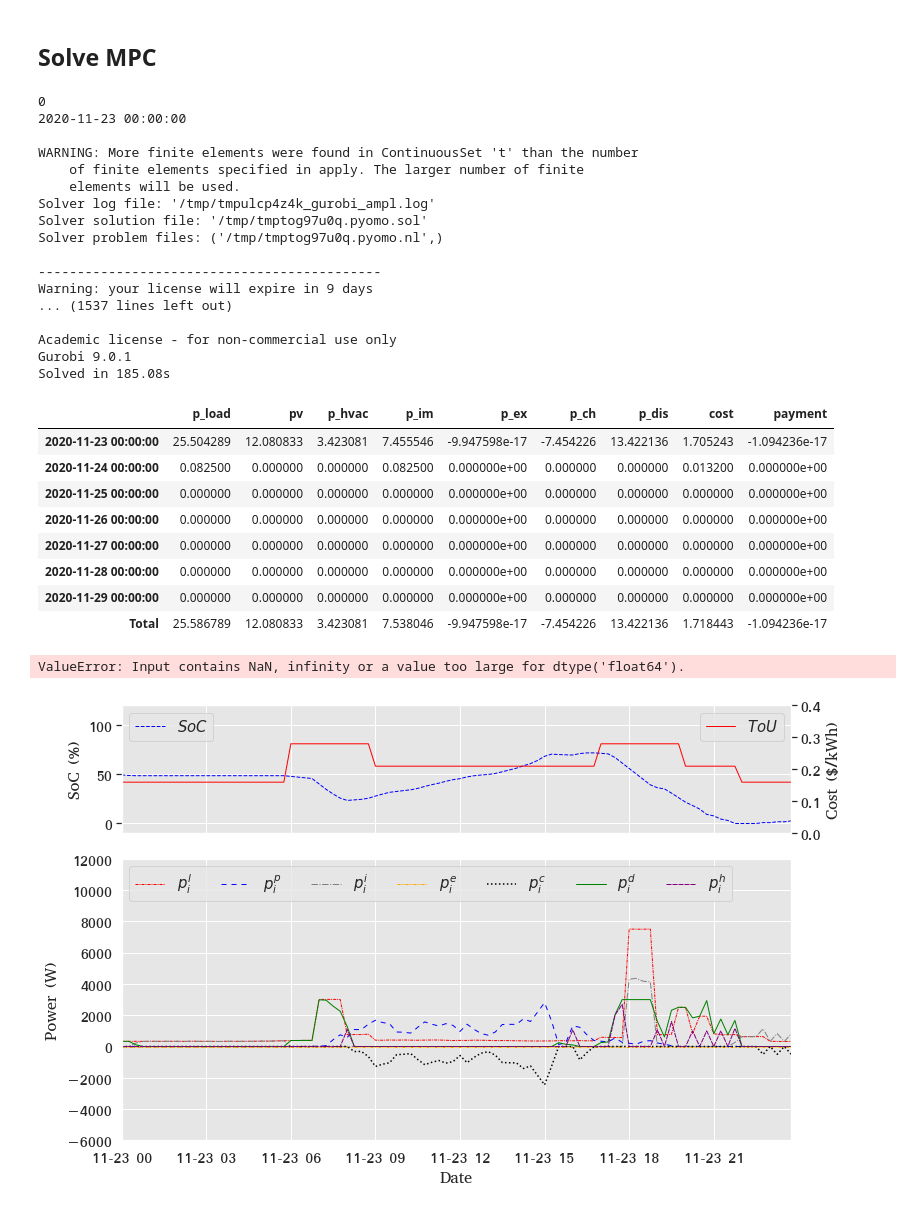
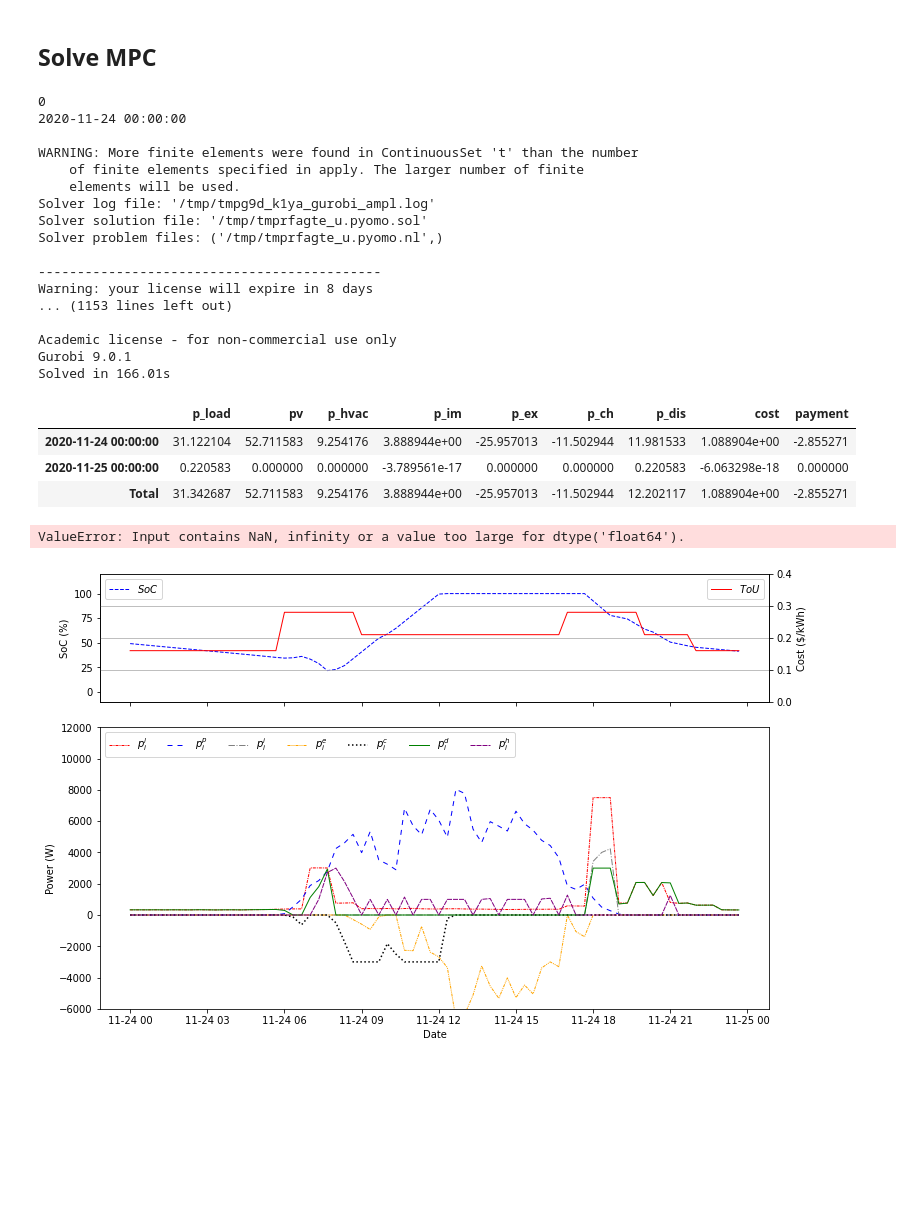
Before and after one commit to brendan-gridsight/ThesisGit, a Jupyter notebook: MPC Simulations/Economic MPC Rolling Window.ipynb, the cells around one changed output. Saved outputs shown, nothing was run; the diff lists cells and outputs as text; code cells hidden in the pictures; blank space fills up the shorter version.

```diff
--- a/MPC Simulations/Economic MPC Rolling Window.ipynb
+++ b/MPC Simulations/Economic MPC Rolling Window.ipynb
@@ -23,9 +23,9 @@ from sklearn.metrics import mean_squared_error
 # %% [markdown]
 **Specify start and end date of MPC simulations**
 # %%
-start = '2020-11-23'
-#end = '2020-11-24'
-end = '2020-12-4'
+start = '2020-11-24'
+end = '2020-11-25'
+#end = '2020-12-4'
 dt = 1/3
 # %%
 sim_start = 0
@@ -108,7 +108,7 @@ class MPC():
         self.heat_cap = 7.4
         #self.cool_cap = 6.2
         self.min_cool = 1.8
-        self.hp_rated_p = 8000
+        self.hp_rated_p = 3000
         self.hp_min_p = 1000
         self.weighted_batt = (np.arange(len(self.forecasts.index))/1000000) + self.batt_cost
         self.m = ConcreteModel()
@@ -324,6 +324,22 @@ class MPC():
 
     #Combined Objective function - linear p_ch_g
 
+    def objFunc(self, m):
+
+        return sum(self.m.mode_0[t]*((self.m.p_im[t]*(self.m.dt)*self.m.tou[t])
+                   + (self.m.p_ex[t]*(self.m.dt)*self.m.fit[t])
+                   + (-self.m.p_ch_p[t]*(self.m.dt)*self.m.batt_cost[t])
+                   + (self.m.p_dis[t]*(self.m.dt)*self.m.batt_cost[t])
+                   + (-(self.m.p_ch_g[t])*(self.m.dt)*(self.m.ch_cost[t])))
+                   + (self.m.T_set_cost[t]*((self.m.T_i[t] - self.m.T_set[t])*(self.m.T_i[t] - self.m.T_set[t])))
+                   + 0.25*(self.m.p_hvac[t]*(self.m.dt))
+                   for t in self.m.t)
+
+
+
+
+
+
 #     def objFunc(self, m):
 
 #         return sum(self.m.mode_0[t]*((self.m.p_im[t]*(self.m.dt)*self.m.tou[t])
@@ -331,23 +347,7 @@ class MPC():
 #                    + (-self.m.p_ch_p[t]*(self.m.dt)*self.m.batt_cost[t])
 #                    + (self.m.p_dis[t]*(self.m.dt)*self.m.batt_cost[t])
 #                    + (-(self.m.p_ch_g[t])*(self.m.dt)*(self.m.ch_cost[t])))
-#                    + (self.m.T_set_cost[t]*((self.m.T_i[t] - self.m.T_set[t])*(self.m.T_i[t] - self.m.T_set[t])))
-#                    + 0.25*(self.m.p_hvac[t]*(self.m.dt))
 #                    for t in self.m.t)
-
-
-
-
-
-
-    def objFunc(self, m):
-
-        return sum(self.m.mode_0[t]*((self.m.p_im[t]*(self.m.dt)*self.m.tou[t])
-                   + (self.m.p_ex[t]*(self.m.dt)*self.m.fit[t])
-                   + (-self.m.p_ch_p[t]*(self.m.dt)*self.m.batt_cost[t])
-                   + (self.m.p_dis[t]*(self.m.dt)*self.m.batt_cost[t])
-                   + (-(self.m.p_ch_g[t])*(self.m.dt)*(self.m.ch_cost[t])))
-                   for t in self.m.t)
 
 
 
@@ -524,7 +524,7 @@ for i, idx in enumerate(mpc_data.index):
 
     #print(mpc_results_first_step)
 
-    if(i==96):
+    if(i==72):
         break
 #     if(i==500):
 #         break
@@ -533,22 +533,22 @@ end = time.time()
 print(f'\nSolved in {str(round(end-start,2))}s')
 # %% [output]
 0
-2020-11-23 00:00:00
+2020-11-24 00:00:00
 
 WARNING: More finite elements were found in ContinuousSet 't' than the number
     of finite elements specified in apply. The larger number of finite
     elements will be used.
-Solver log file: '/tmp/tmpulcp4z4k_gurobi_ampl.log'
-Solver solution file: '/tmp/tmptog97u0q.pyomo.sol'
-Solver problem files: ('/tmp/tmptog97u0q.pyomo.nl',)
+Solver log file: '/tmp/tmpg9d_k1ya_gurobi_ampl.log'
+Solver solution file: '/tmp/tmprfagte_u.pyomo.sol'
+Solver problem files: ('/tmp/tmprfagte_u.pyomo.nl',)
 
 --------------------------------------------
-Warning: your license will expire in 9 days
-... (1537 lines left out)
+Warning: your license will expire in 8 days
+... (1153 lines left out)
 
 Academic license - for non-commercial use only
 Gurobi 9.0.1
-Solved in 185.08s
+Solved in 166.01s
 # %%
 mpc_results['cost'] = mpc_results['tou']*(mpc_results['p_im']/1000*dt)
 # %%
@@ -565,14 +565,9 @@ mpc_energy.loc['Total'] = mpc_energy.sum()
 mpc_energy
 # %% [output]
 |  | p_load | pv | p_hvac | p_im | p_ex | p_ch | p_dis | cost | payment |
-| 2020-11-23 00:00:00 | 25.504289 | 12.080833 | 3.423081 | 7.455546 | -9.947598e-17 | -7.454226 | 13.422136 | 1.705243 | -1.094236e-17 |
-| 2020-11-24 00:00:00 | 0.082500 | 0.000000 | 0.000000 | 0.082500 | 0.000000e+00 | 0.000000 | 0.000000 | 0.013200 | 0.000000e+00 |
-| 2020-11-25 00:00:00 | 0.000000 | 0.000000 | 0.000000 | 0.000000 | 0.000000e+00 | 0.000000 | 0.000000 | 0.000000 | 0.000000e+00 |
-| 2020-11-26 00:00:00 | 0.000000 | 0.000000 | 0.000000 | 0.000000 | 0.000000e+00 | 0.000000 | 0.000000 | 0.000000 | 0.000000e+00 |
-| 2020-11-27 00:00:00 | 0.000000 | 0.000000 | 0.000000 | 0.000000 | 0.000000e+00 | 0.000000 | 0.000000 | 0.000000 | 0.000000e+00 |
-| 2020-11-28 00:00:00 | 0.000000 | 0.000000 | 0.000000 | 0.000000 | 0.000000e+00 | 0.000000 | 0.000000 | 0.000000 | 0.000000e+00 |
-| 2020-11-29 00:00:00 | 0.000000 | 0.000000 | 0.000000 | 0.000000 | 0.000000e+00 | 0.000000 | 0.000000 | 0.000000 | 0.000000e+00 |
-| Total | 25.586789 | 12.080833 | 3.423081 | 7.538046 | -9.947598e-17 | -7.454226 | 13.422136 | 1.718443 | -1.094236e-17 |
+| 2020-11-24 00:00:00 | 31.122104 | 52.711583 | 9.254176 | 3.888944e+00 | -25.957013 | -11.502944 | 11.981533 | 1.088904e+00 | -2.855271 |
+| 2020-11-25 00:00:00 | 0.220583 | 0.000000 | 0.000000 | -3.789561e-17 | 0.000000 | 0.000000 | 0.220583 | -6.063298e-18 | 0.000000 |
+| Total | 31.342687 | 52.711583 | 9.254176 | 3.888944e+00 | -25.957013 | -11.502944 | 12.202117 | 1.088904e+00 | -2.855271 |
 # %%
 mpc_thermal = mpc_results['2020-11-23':'2020-11-29'][['p_hvac', 'phi_h_cool']].resample('d').sum()
 # %%
@@ -597,9 +592,9 @@ mpc_thermal
 # %%
 # mpc_results.to_csv('T_SetCost_50-10_PhvacCost_025.csv')
 # %%
-plot_electrical3(mpc_results['2020-11-23'], sim='mbc')
+plot_electrical3(mpc_results['2020-11-24'], sim='mbc')
 # %% [output]
-[figure, old version]
+[figure, new version]
 # %%
 plot_thermal_combined2(mpc_results['2020-11-23'])
 # %% [output]
```
Also changed, not shown: parts of 1 cell of this notebook, 37 other files.
